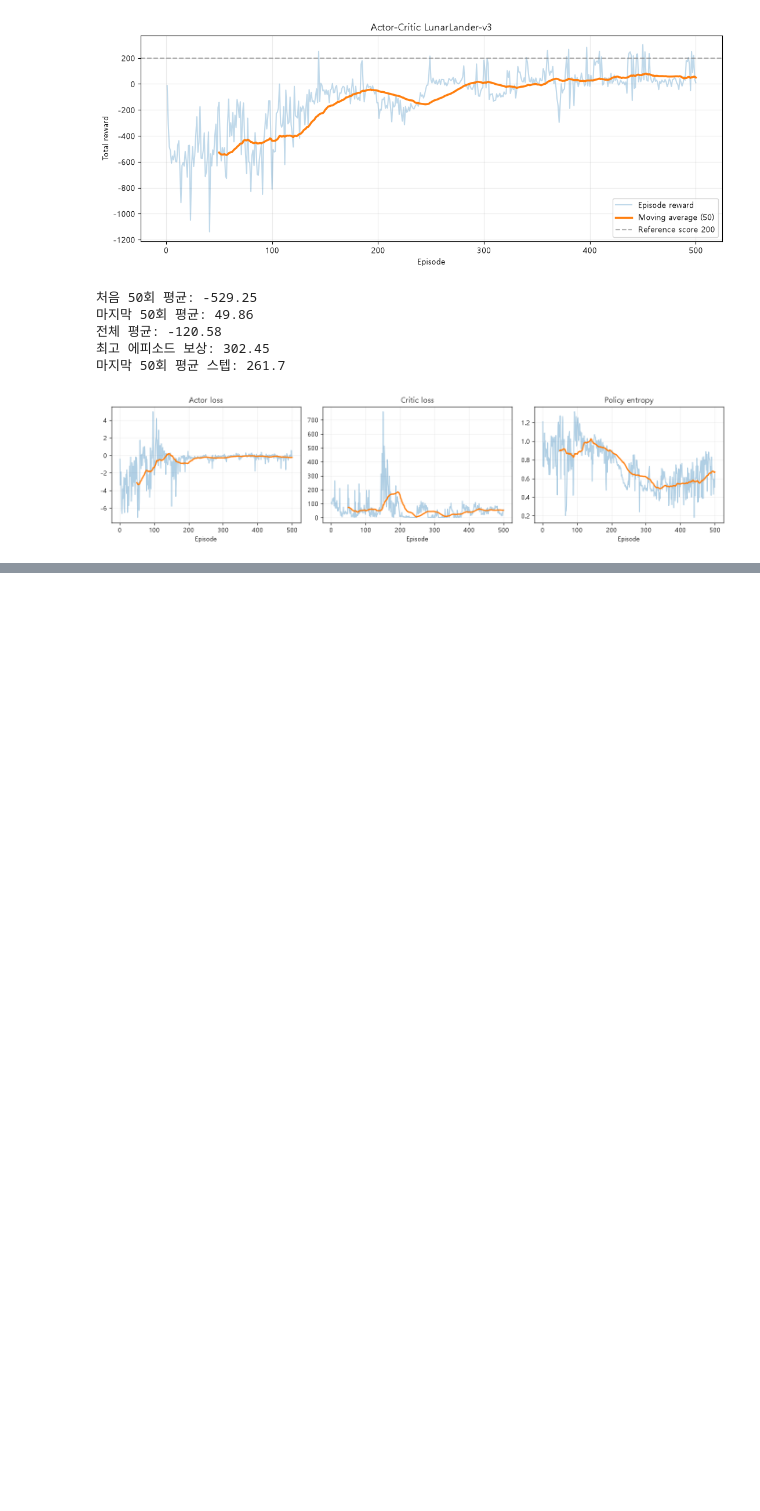
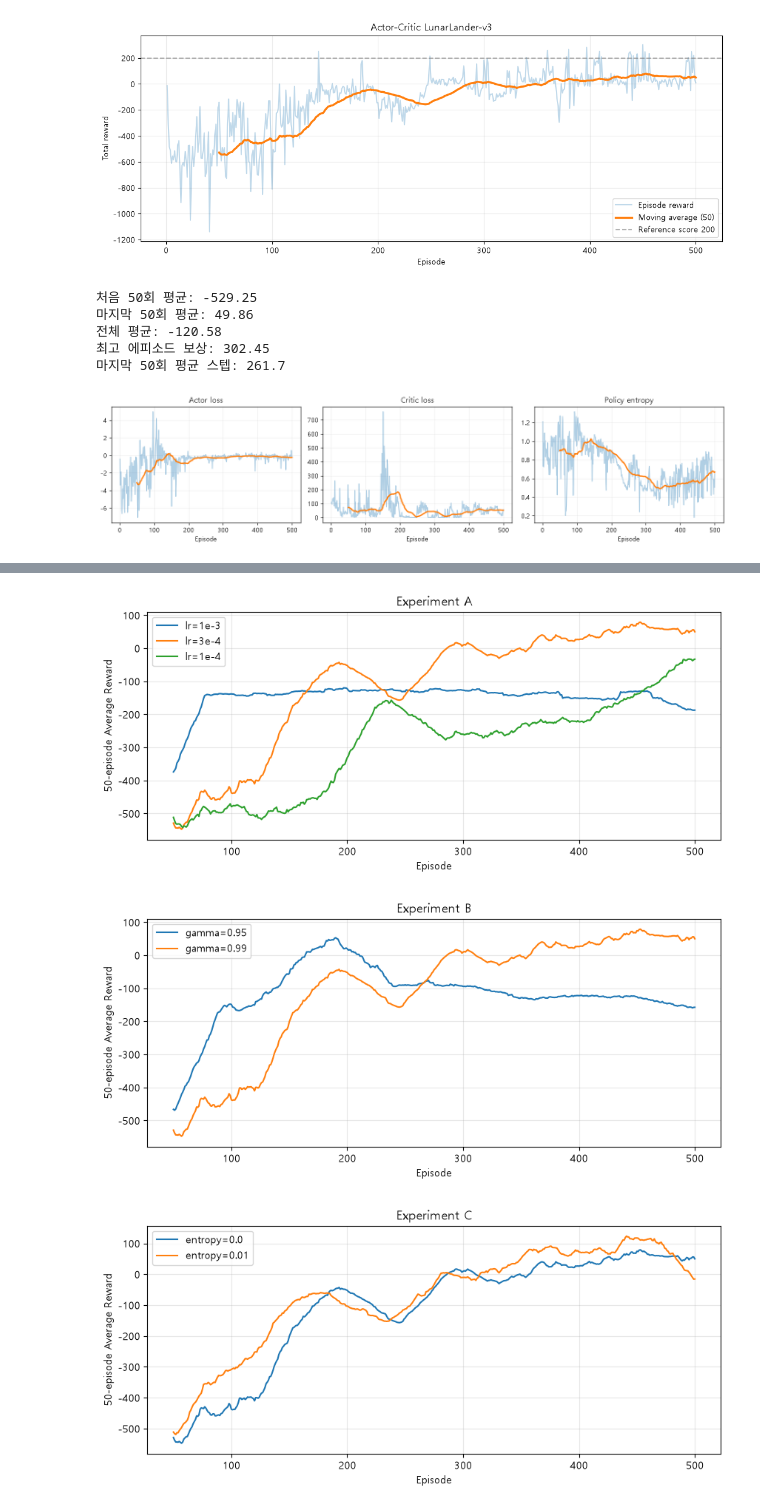
Before and after one commit to kjalh/13_MultiModal, a Jupyter notebook: 04_딥강화학습.ipynb, the cells around one changed output, grey strips where cells are left out. Cells and saved outputs as stored; diff of their text form; code cells hidden in the pictures; blank space fills up the shorter version.

```diff
--- a/04_딥강화학습.ipynb
+++ b/04_딥강화학습.ipynb
@@ -1668,0 +2026,6 @@ plt.tight_layout(); plt.show()
+# %%
+# 할인율 0.95
+model_b1, history_b1 = train_actor_critic(episodes=500, gamma=0.95)
+
+# 할인율 0.99 (기존 학습 결과)
+history_b2 = ac_history
@@ -1668,0 +2043,6 @@ plt.tight_layout(); plt.show()
+# %%
+# 엔트로피 계수 0.0 (기존 학습 결과)
+history_c1 = ac_history
+
+# 엔트로피 계수 0.01
+model_c2, history_c2 = train_actor_critic(episodes=500, entropy_coef=0.01)
@@ -1668,0 +2081,34 @@ plt.tight_layout(); plt.show()
+# %%
+def compare_experiment(histories, title):
+    plt.figure(figsize=(10, 4))
+
+    for name, history in histories.items():
+        x, y = moving_average(history.reward, 50)
+        plt.plot(x, y, label=name)
+
+    plt.title(title)
+    plt.xlabel("Episode")
+    plt.ylabel("50-episode Average Reward")
+    plt.legend()
+    plt.grid(alpha=0.3)
+    plt.show()
+
+compare_experiment({
+    "lr=1e-3": history_a1,
+    "lr=3e-4": history_a2,
+    "lr=1e-4": history_a3
+}, "Experiment A")
+
+compare_experiment({
+    "gamma=0.95": history_b1,
+    "gamma=0.99": history_b2
+}, "Experiment B")
+
+compare_experiment({
+    "entropy=0.0": history_c1,
+    "entropy=0.01": history_c2
+}, "Experiment C")
+# %% [output]
+[figure, added]
+[figure, added]
+[figure, added]
```
Also changed, not shown: parts of 33 cells of this notebook.
